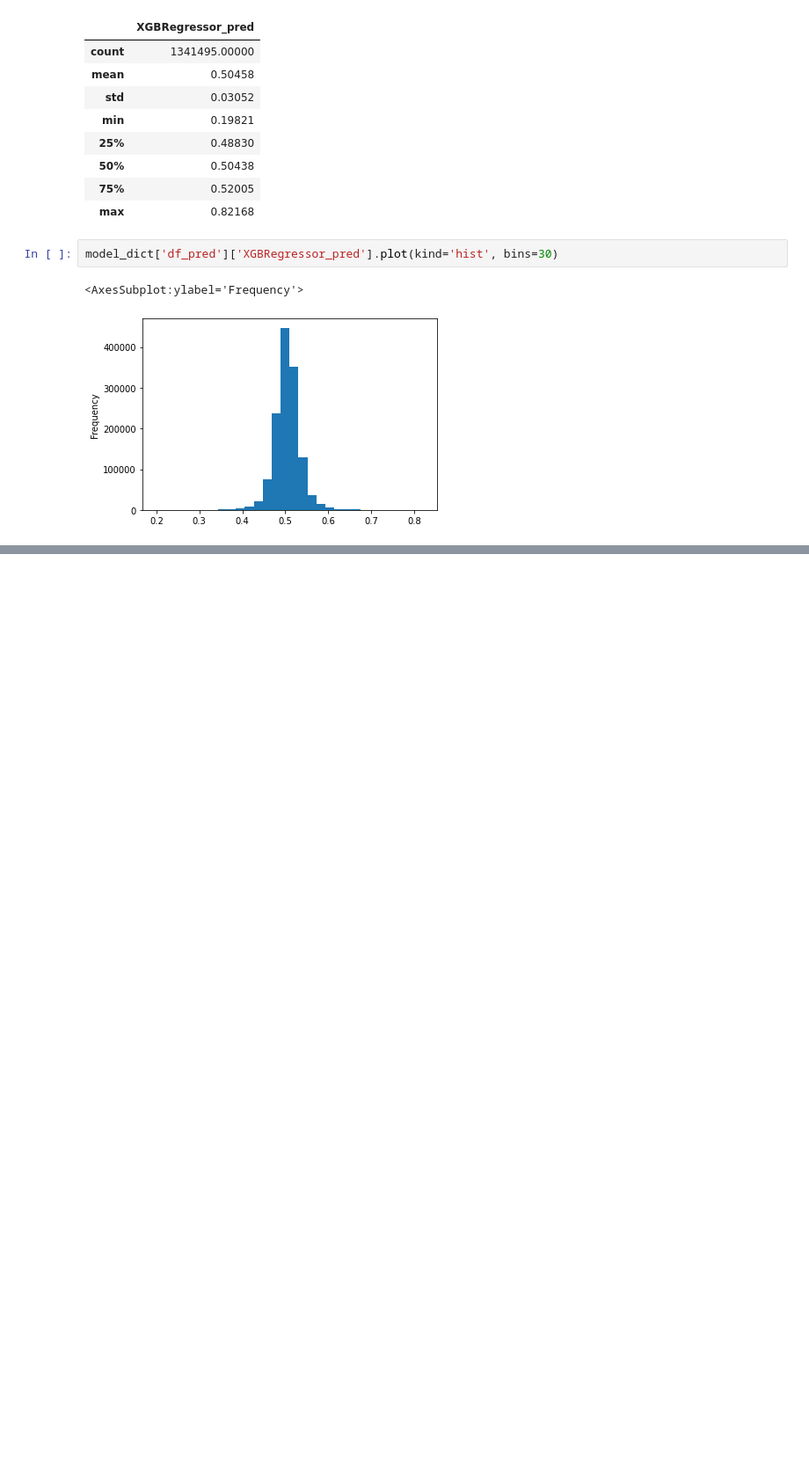
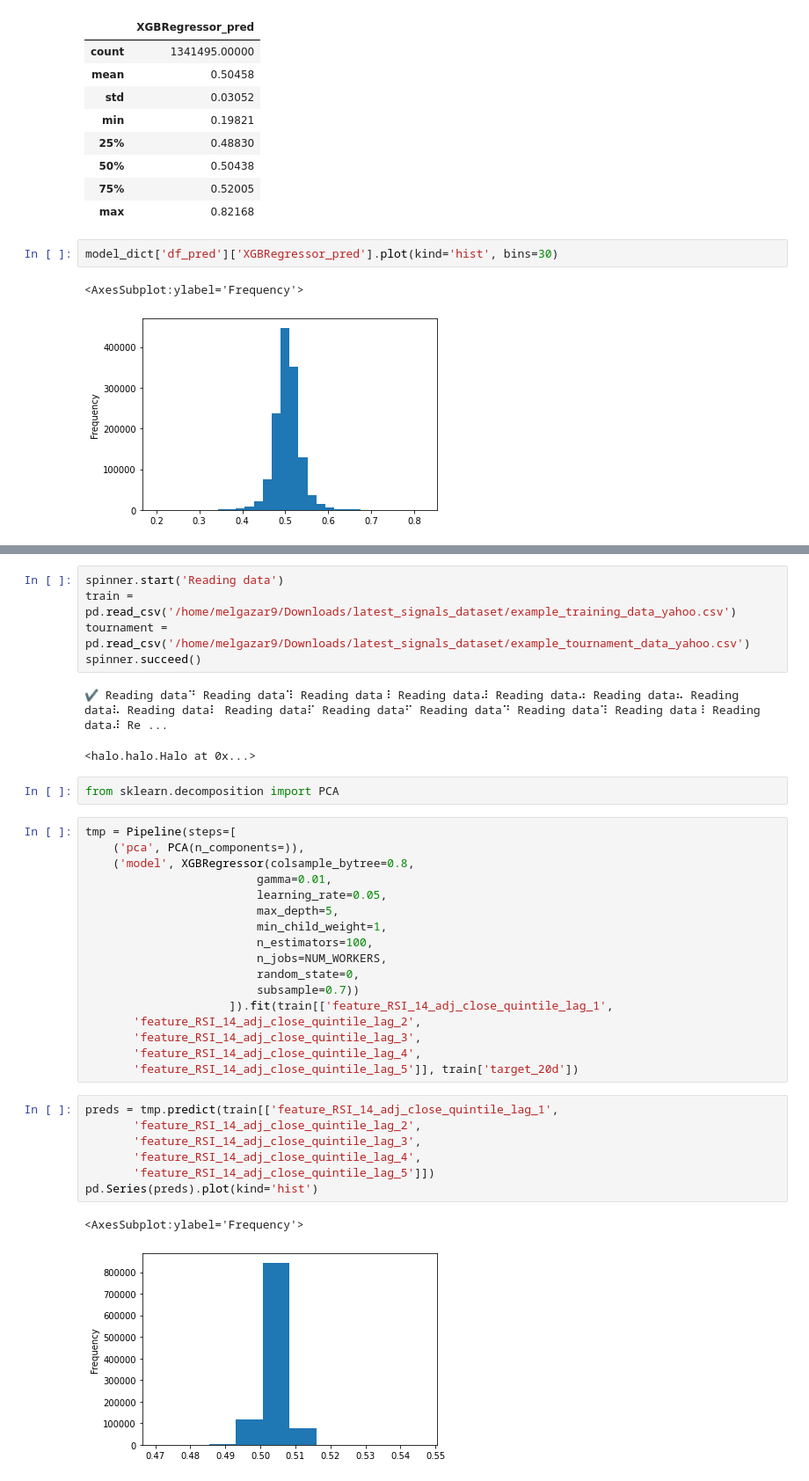
Before and after one commit to melgazar9/trading, a Jupyter notebook: numerai_project/dev/notebooks/numerai_signals_evaluation.ipynb, the cells around one changed output, grey strips where cells are left out. Shown: that part at 88% size. Saved outputs shown, nothing was run; the diff lists cells and outputs as text; blank space fills up the shorter version.

```diff
--- a/numerai_project/dev/notebooks/numerai_signals_evaluation.ipynb
+++ b/numerai_project/dev/notebooks/numerai_signals_evaluation.ipynb
@@ -209,0 +163,37 @@ Hit Rate (% positive eras): 100.00%
+# %%
+spinner.start('Reading data')
+train = pd.read_csv('/home/melgazar9/Downloads/latest_signals_dataset/example_training_data_yahoo.csv')
+tournament = pd.read_csv('/home/melgazar9/Downloads/latest_signals_dataset/example_tournament_data_yahoo.csv')
+spinner.succeed()
+# %% [output]
+✔ Reading data⠙ Reading data⠹ Reading data⠸ Reading data⠼ Reading data⠴ Reading data⠦ Reading data⠧ Reading data⠇ Reading data⠏ Reading data⠋ Reading data⠙ Reading data⠹ Reading data⠸ Reading data⠼ Re ...
+<halo.halo.Halo at 0x...>
+# %%
+from sklearn.decomposition import PCA
+# %%
+tmp = Pipeline(steps=[
+    ('pca', PCA(n_components=)),
+    ('model', XGBRegressor(colsample_bytree=0.8,
+                         gamma=0.01,
+                         learning_rate=0.05,
+                         max_depth=5,
+                         min_child_weight=1,
+                         n_estimators=100,
+                         n_jobs=NUM_WORKERS,
+                         random_state=0,
+                         subsample=0.7))
+                     ]).fit(train[['feature_RSI_14_adj_close_quintile_lag_1',
+       'feature_RSI_14_adj_close_quintile_lag_2',
+       'feature_RSI_14_adj_close_quintile_lag_3',
+       'feature_RSI_14_adj_close_quintile_lag_4',
+       'feature_RSI_14_adj_close_quintile_lag_5']], train['target_20d'])
+# %%
+preds = tmp.predict(train[['feature_RSI_14_adj_close_quintile_lag_1',
+       'feature_RSI_14_adj_close_quintile_lag_2',
+       'feature_RSI_14_adj_close_quintile_lag_3',
+       'feature_RSI_14_adj_close_quintile_lag_4',
+       'feature_RSI_14_adj_close_quintile_lag_5']])
+pd.Series(preds).plot(kind='hist')
+# %% [output]
+<AxesSubplot:ylabel='Frequency'>
+[figure, added]
```
Also changed, not shown: parts of 24 cells of this notebook, 4 other files.
